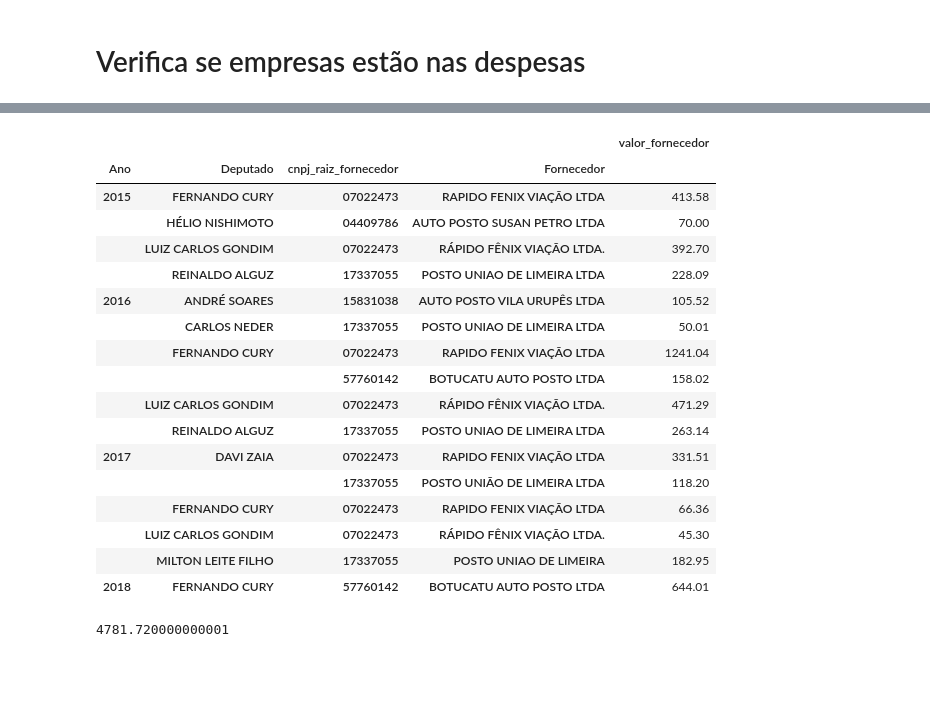
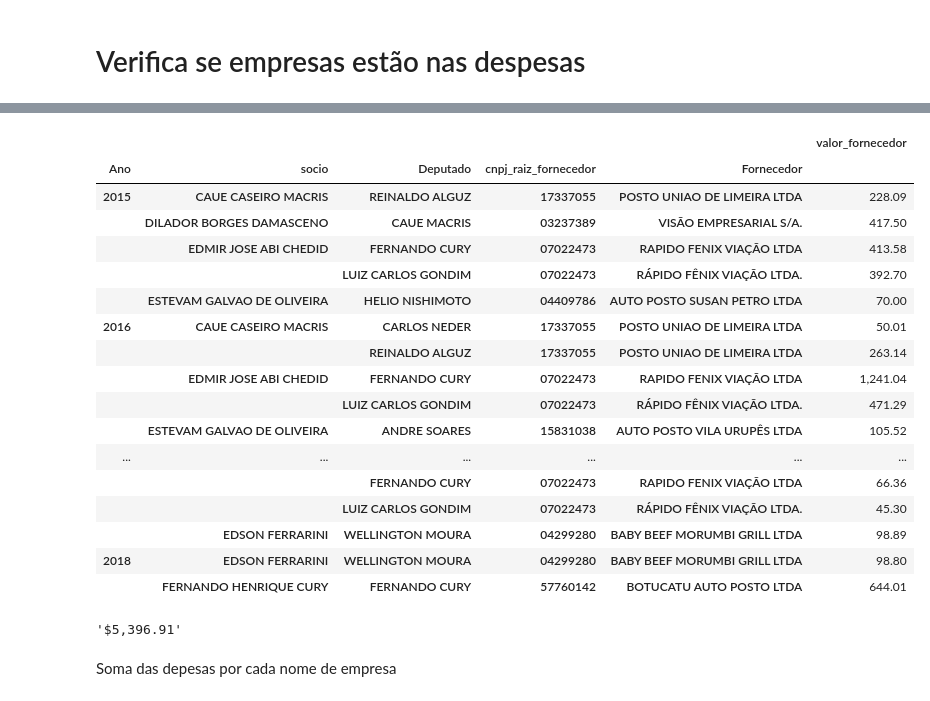
Before and after one commit to reichaves/alesp, a Jupyter notebook: alesp_empresas.ipynb, the cells around one changed output, grey strips where cells are left out. Cells and saved outputs as stored; diff of their text form; code cells hidden in the pictures; blank space fills up the shorter version.

```diff
--- a/alesp_empresas.ipynb
+++ b/alesp_empresas.ipynb
@@ -51,5 +85,10 @@ deputados_socios_empresas.reset_index()
 # %%
-deputados_socios_empresas = pd.read_csv("resultados/empresas_deputados.csv",sep=',',encoding = 'utf-8', converters={'cnpj': lambda x: str(x), 'cpf': lambda x: str(x), 'documento': lambda x: str(x)})
+deputados_socios_empresas = pd.read_csv("resultados/empresas_deputados.csv",sep=',',encoding = 'utf-8',
+                                        converters={'cnpj': lambda x: str(x),
+                                                    'cpf': lambda x: str(x),
+                                                    'codigo_unico': lambda x: str(x),
+                                                    'sequencial': lambda x: str(x),
+                                                   })
 # %%
 def limpeza1(linha):
     documento = linha["cnpj"]
@@ -87,6 +126,13 @@ memory usage: 35.9+ KB
 # %% [markdown]
 # Verifica se empresas estão nas despesas
 # %%
-despesas = pd.read_csv("resultados/despesas_dep_est_sp_8_junho.csv", sep=',',encoding = 'utf-8', converters={'CNPJ': lambda x: str(x), 'cnpj_raiz_fornecedor': lambda x: str(x)}, decimal=',')
+despesas = pd.read_csv("resultados/despesas_atuais_final.csv", sep=',',encoding = 'utf-8',
+                       converters={'CNPJ': lambda x: str(x),
+                                   'cnpj_raiz_fornecedor': lambda x: str(x),
+                                   'Ano': lambda x: str(x),
+                                   'codigo_unico': lambda x: str(x),
+                                   'cpf': lambda x: str(x),
+                                   'sequencial': lambda x: str(x)
+                                  }, decimal=',')
 # %%
 despesas.rename(columns={'Valor':'valor_fornecedor'}, inplace=True)
@@ -100,4 +144,4 @@ def limpeza3(linha):
     else:
         return "documento_cpf_"
 # %%
-despesas_atuais['cnpj_raiz_fornecedor'] = despesas_atuais.apply(limpeza3, axis = 1)
+despesas['cnpj_raiz_fornecedor'] = despesas.apply(limpeza3, axis = 1)
@@ -110,5 +148,5 @@ See the caveats in the documentation: http://pandas.pydata.org/pandas-docs/stabl
 # %%
-despesas_empresas_deputados = pd.merge(deputados_socios_empresas.drop_duplicates('cnpj_raiz_empresas'), despesas_atuais, left_on='cnpj_raiz_empresas', right_on='cnpj_raiz_fornecedor')
+despesas_empresas_deputados = pd.merge(deputados_socios_empresas.drop_duplicates('cnpj_raiz_empresas'), despesas, left_on='cnpj_raiz_empresas', right_on='cnpj_raiz_fornecedor')
 # %%
 despesas_empresas_deputados.info()
 # %% [output]
@@ -157,25 +189,21 @@ despesas_empresas_deputados.reset_index()
 # %%
-pd.pivot_table(despesas_empresas_deputados,index=["Ano","Deputado", "cnpj_raiz_fornecedor", "Fornecedor"], values=["valor_fornecedor"], aggfunc=np.sum)
+pd.pivot_table(despesas_empresas_deputados,index=["Ano", "socio", "Deputado", "cnpj_raiz_fornecedor", "Fornecedor"], values=["valor_fornecedor"], aggfunc=np.sum)
 # %% [output]
-|  |  |  |  | valor_fornecedor |
-| Ano | Deputado | cnpj_raiz_fornecedor | Fornecedor |  |
-| 2015 | FERNANDO CURY | 07022473 | RAPIDO FENIX VIAÇÃO LTDA | 413.58 |
-|  | HÉLIO NISHIMOTO | 04409786 | AUTO POSTO SUSAN PETRO LTDA | 70.00 |
-|  | LUIZ CARLOS GONDIM | 07022473 | RÁPIDO FÊNIX VIAÇÃO LTDA. | 392.70 |
-|  | REINALDO ALGUZ | 17337055 | POSTO UNIAO DE LIMEIRA LTDA | 228.09 |
-| 2016 | ANDRÉ SOARES | 15831038 | AUTO POSTO VILA URUPÊS LTDA | 105.52 |
-|  | CARLOS NEDER | 17337055 | POSTO UNIAO DE LIMEIRA LTDA | 50.01 |
-|  | FERNANDO CURY | 07022473 | RAPIDO FENIX VIAÇÃO LTDA | 1241.04 |
-|  |  | 57760142 | BOTUCATU AUTO POSTO LTDA | 158.02 |
-|  | LUIZ CARLOS GONDIM | 07022473 | RÁPIDO FÊNIX VIAÇÃO LTDA. | 471.29 |
-|  | REINALDO ALGUZ | 17337055 | POSTO UNIAO DE LIMEIRA LTDA | 263.14 |
-| 2017 | DAVI ZAIA | 07022473 | RAPIDO FENIX VIAÇÃO LTDA | 331.51 |
-|  |  | 17337055 | POSTO UNIÃO DE LIMEIRA LTDA | 118.20 |
-|  | FERNANDO CURY | 07022473 | RAPIDO FENIX VIAÇÃO LTDA | 66.36 |
-|  | LUIZ CARLOS GONDIM | 07022473 | RÁPIDO FÊNIX VIAÇÃO LTDA. | 45.30 |
-|  | MILTON LEITE FILHO | 17337055 | POSTO UNIAO DE LIMEIRA | 182.95 |
-| 2018 | FERNANDO CURY | 57760142 | BOTUCATU AUTO POSTO LTDA | 644.01 |
+|  |  |  |  |  | valor_fornecedor |
+| Ano | socio | Deputado | cnpj_raiz_fornecedor | Fornecedor |  |
+| 2015 | CAUE CASEIRO MACRIS | REINALDO ALGUZ | 17337055 | POSTO UNIAO DE LIMEIRA LTDA | 228.09 |
+|  | DILADOR BORGES DAMASCENO | CAUE MACRIS | 03237389 | VISÃO EMPRESARIAL S/A. | 417.50 |
+|  | EDMIR JOSE ABI CHEDID | FERNANDO CURY | 07022473 | RAPIDO FENIX VIAÇÃO LTDA | 413.58 |
+|  |  | LUIZ CARLOS GONDIM | 07022473 | RÁPIDO FÊNIX VIAÇÃO LTDA. | 392.70 |
+|  | ESTEVAM GALVAO DE OLIVEIRA | HELIO NISHIMOTO | 04409786 | AUTO POSTO SUSAN PETRO LTDA | 70.00 |
+| 2016 | CAUE CASEIRO MACRIS | CARLOS NEDER | 17337055 | POSTO UNIAO DE LIMEIRA LTDA | 50.01 |
+|  |  | REINALDO ALGUZ | 17337055 | POSTO UNIAO DE LIMEIRA LTDA | 263.14 |
+|  | EDMIR JOSE ABI CHEDID | FERNANDO CURY | 07022473 | RAPIDO FENIX VIAÇÃO LTDA | 1,241.04 |
+|  |  | LUIZ CARLOS GONDIM | 07022473 | RÁPIDO FÊNIX VIAÇÃO LTDA. | 471.29 |
+|  | ESTEVAM GALVAO DE OLIVEIRA | ANDRE SOARES | 15831038 | AUTO POSTO VILA URUPÊS LTDA | 105.52 |
+| ... | ... | ... | ... | ... | ... |
+|  |  | FERNANDO CURY | 07022473 | RAPIDO FENIX VIAÇÃO LTDA | 66.36 |
+|  |  | LUIZ CARLOS GONDIM | 07022473 | RÁPIDO FÊNIX VIAÇÃO LTDA. | 45.30 |
+|  | EDSON FERRARINI | WELLINGTON MOURA | 04299280 | BABY BEEF MORUMBI GRILL LTDA | 98.89 |
+| 2018 | EDSON FERRARINI | WELLINGTON MOURA | 04299280 | BABY BEEF MORUMBI GRILL LTDA | 98.80 |
+|  | FERNANDO HENRIQUE CURY | FERNANDO CURY | 57760142 | BOTUCATU AUTO POSTO LTDA | 644.01 |
-# %%
-despesas_empresas_deputados['valor_fornecedor'].sum()
-# %% [output]
-4781.720000000001
@@ -184,3 +210,9 @@ despesas_empresas_deputados['valor_fornecedor'].sum()
+# %%
+"${:,.2f}".format(despesas_empresas_deputados.valor_fornecedor.sum())
+# %% [output]
+'$5,396.91'
+# %% [markdown]
+Soma das depesas por cada nome de empresa
 # %%
 despesas_empresas_deputados.groupby("Fornecedor").valor_fornecedor.sum().reset_index().sort_values("valor_fornecedor", ascending=False)
 # %% [output]
```
Also changed, not shown: parts of 18 cells of this notebook, 7 other files.
